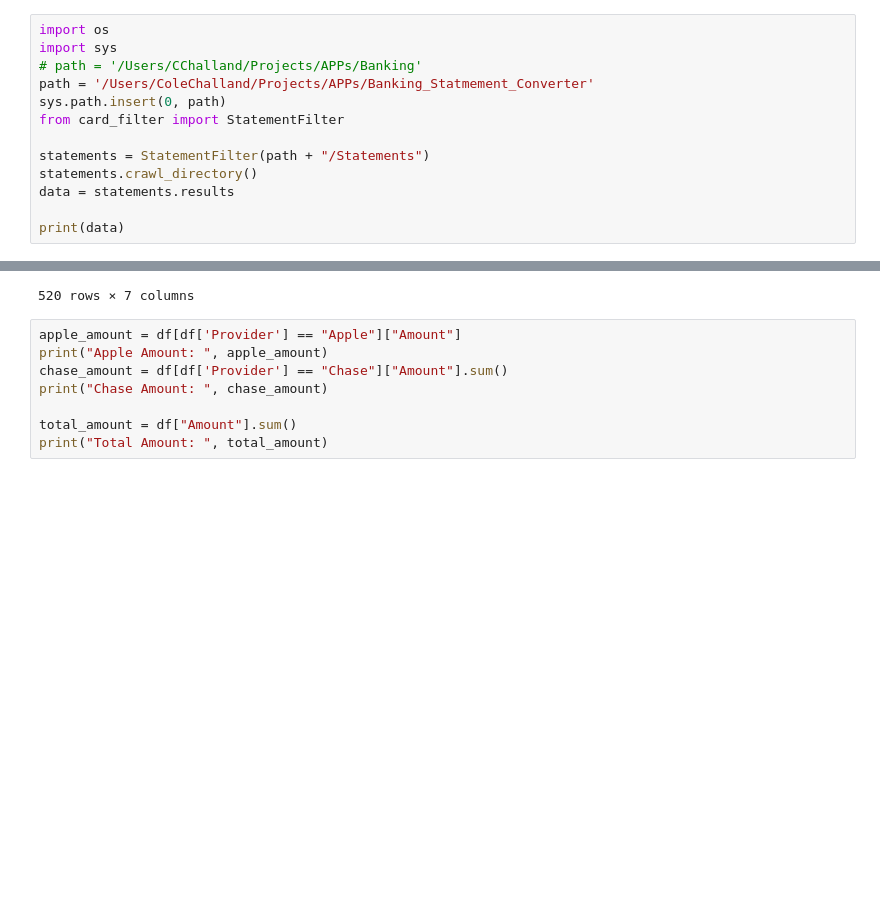
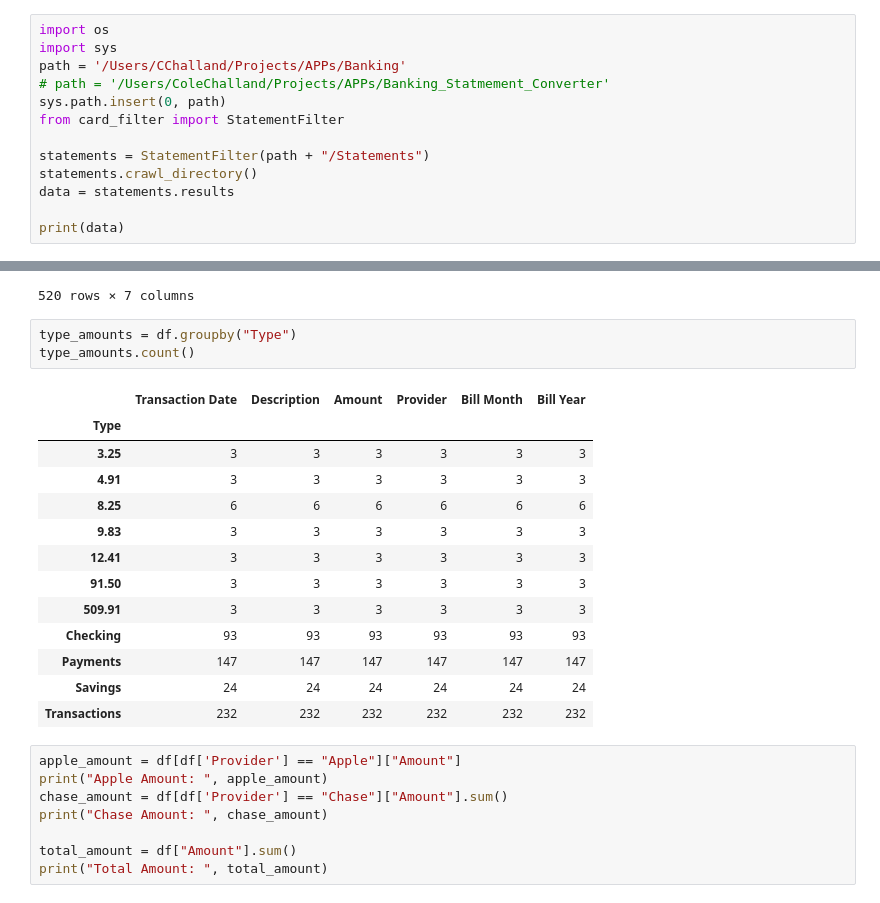
Before and after one commit to CChalland/Banking-Statmement-Converter, a Jupyter notebook: .demo/data_table.ipynb, the cells around one changed output, grey strips where cells are left out. Saved outputs shown, nothing was run; the diff lists cells and outputs as text; blank space fills up the shorter version.

```diff
--- a/.demo/data_table.ipynb
+++ b/.demo/data_table.ipynb
@@ -19,8 +19,8 @@ import file
 # %%
 import os
 import sys
-# path = '/Users/CChalland/Projects/APPs/Banking'
-path = '/Users/ColeChalland/Projects/APPs/Banking_Statmement_Converter'
+path = '/Users/CChalland/Projects/APPs/Banking'
+# path = '/Users/ColeChalland/Projects/APPs/Banking_Statmement_Converter'
 sys.path.insert(0, path)
 from card_filter import StatementFilter
 
@@ -66,6 +66,23 @@ df
 | 518 | 2022-05-31 | ATM Cash Deposit 05/31 17955 S Mi... | 160.00 | Chase | Checking | May | 2022 |
 | 519 | 2022-05-31 | Remote Online Deposit 1 | 3007.00 | Chase | Checking | May | 2022 |
 520 rows × 7 columns
+# %%
+type_amounts = df.groupby("Type")
+type_amounts.count()
+# %% [output]
+|  | Transaction Date | Description | Amount | Provider | Bill Month | Bill Year |
+| Type |  |  |  |  |  |  |
+| 3.25 | 3 | 3 | 3 | 3 | 3 | 3 |
+| 4.91 | 3 | 3 | 3 | 3 | 3 | 3 |
+| 8.25 | 6 | 6 | 6 | 6 | 6 | 6 |
+| 9.83 | 3 | 3 | 3 | 3 | 3 | 3 |
+| 12.41 | 3 | 3 | 3 | 3 | 3 | 3 |
+| 91.50 | 3 | 3 | 3 | 3 | 3 | 3 |
+| 509.91 | 3 | 3 | 3 | 3 | 3 | 3 |
+| Checking | 93 | 93 | 93 | 93 | 93 | 93 |
+| Payments | 147 | 147 | 147 | 147 | 147 | 147 |
+| Savings | 24 | 24 | 24 | 24 | 24 | 24 |
+| Transactions | 232 | 232 | 232 | 232 | 232 | 232 |
 # %%
 apple_amount = df[df['Provider'] == "Apple"]["Amount"]
 print("Apple Amount: ", apple_amount)
```
Also changed, not shown: parts of 1 cell of this notebook, 2 other files.
